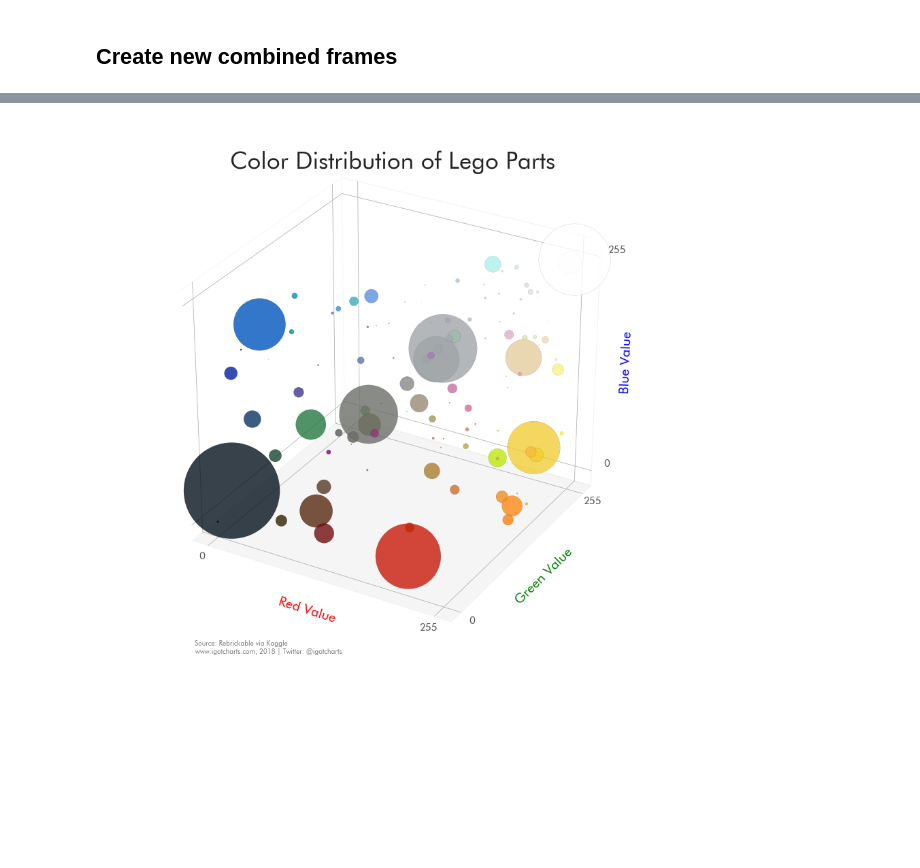
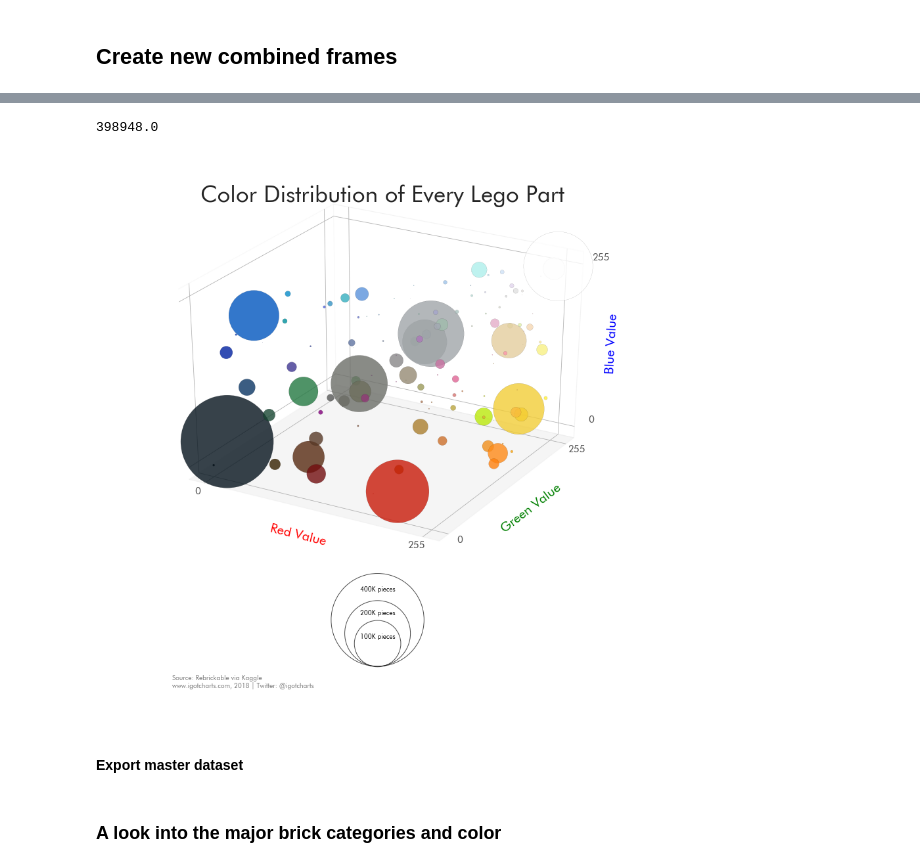
Before and after one commit to igotcharts/charts_and_more_charts, a Jupyter notebook: notebooks/lego.ipynb, the cells around one changed output, grey strips where cells are left out. Drawn from its saved outputs; the diff is of its cells as text; code cells hidden in the pictures; blank space fills up the shorter version.

Commit message:
add size legend and did alternate chart of bricks

```diff
--- a/notebooks/lego.ipynb
+++ b/notebooks/lego.ipynb
@@ -74,13 +43,18 @@ master_lego = pd.merge(combined_sets,combined_parts,left_on='id_of_set',right_on
 part_count = master_lego.pivot_table('quantity',index='rgb',aggfunc='sum').reset_index()
 part_count = pd.concat([part_count,pd.DataFrame(list(part_count.reset_index()['rgb'].apply(hex_to_rgb)),columns=['R','G','B'])],
           axis=1)
+# %%
+part_count['quantity'].max()
+# %% [output]
+398948.0
 # %%
 os.chdir(outputs)
 from mpl_toolkits.mplot3d import Axes3D
 fig = plt.figure(figsize=(14,12))
-fig.suptitle('Color Distribution of Lego Parts',size=35,color='#252525',x=.52)
+fig.suptitle('Color Distribution of Every Lego Part',size=35,color='#252525',x=.52)
 fig.subplots_adjust(top=.99)
-ax = fig.add_subplot(111, projection='3d')
+#ax2 = plt.subplot2grid((4,3), (3,1), colspan=1,rowspan=2)
+ax = plt.subplot2grid((5,3), (0,0), colspan=3,rowspan=4,projection='3d')
 
 ax.scatter(part_count['R'],part_count['G'],part_count['B'],s=part_count['quantity']/20,c='#'+part_count['rgb'],alpha=.8,
            edgecolor='black',linewidth=.1)
@@ -89,35 +63,52 @@ ax.scatter(part_count['R'],part_count['G'],part_count['B'],s=part_count['quantit
  #          edgecolor='black',linewidth=.5)
 
 ax.set_xlabel('Red Value',fontsize=20,color='red')
 ax.set_ylabel('Green Value',fontsize=20,color='green')
 ax.set_zlabel('Blue Value',fontsize=20,color='blue')
 
 ax.xaxis.pane.fill = False
 ax.yaxis.pane.fill = False
 ax.zaxis.pane.fill = True
 #ax.w_xaxis.set_pane_color((1.0, 1.0, 1.0, 0.0))
 ax.w_xaxis.set_ticks([0,255])
 ax.w_yaxis.set_ticks([0,255])
 ax.w_zaxis.set_ticks([0,255])
 ax.w_xaxis.set_ticks_position('none')
 
 for t1 in ax.xaxis.get_ticklines():
     t1.set_visible(False)
 
 for t1 in ax.yaxis.get_ticklines():
     t1.set_visible(False)
 
 for t1 in ax.zaxis.get_ticklines():
     t1.set_visible(False)
 
 ax.tick_params(labelsize=15,labelcolor='#525252',labeltop=True,
                labelbottom=False,labelleft=False,labelright=True,pad=8)
 
-ax.text(-20,-20,-150,s='Source: Rebrickable via Kaggle',fontsize=10,color='#525252',alpha=.8)
-ax.text(-20,-20,-160,s='www.igotcharts.com, 2018 | Twitter: @igotcharts',fontsize=10,color='#525252',alpha=.8)
+
+
+#create legend
+
+
+ax2 = plt.subplot2grid((4,3), (3,1), colspan=1,rowspan=2)
+ax2.set_xticks([])
+ax2.set_yticks([])
+for v,p,p2 in zip([400000,200000,100000],[1,.8,.65],[1.5,1.15,.8]):
+    ax2.scatter(.5,p,c='',edgecolor='black',s=v/20,clip_on=False,alpha=.7)
+    ax2.text(.5,p2,str(int(v/1000))+'K'+' pieces',ha='center',va='top')
+
+
+ax2.text(.1,-.3,s='Source: Rebrickable via Kaggle',fontsize=10,color='#525252',alpha=.8,transform=ax.transAxes)
+ax2.text(.1,-.32,s='www.igotcharts.com, 2018 | Twitter: @igotcharts',fontsize=10,color='#525252',alpha=.8,transform=ax.transAxes)
 
 charts_function_list.chart_save('lego_colors',dpi=150)
 # %% [output]
-[figure, old version]
+[figure, new version]
+# %% [markdown]
+#### Export master dataset
 # %%
 master_lego.to_csv('master_lego_data.csv')
+# %% [markdown]
+### A look into the major brick categories and color
```
Also changed, not shown: parts of 7 cells of this notebook, 1 other file.
